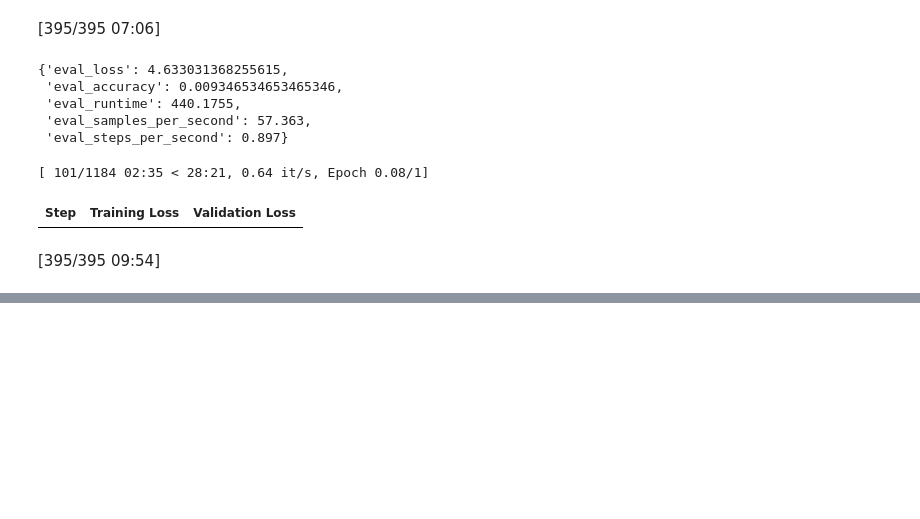
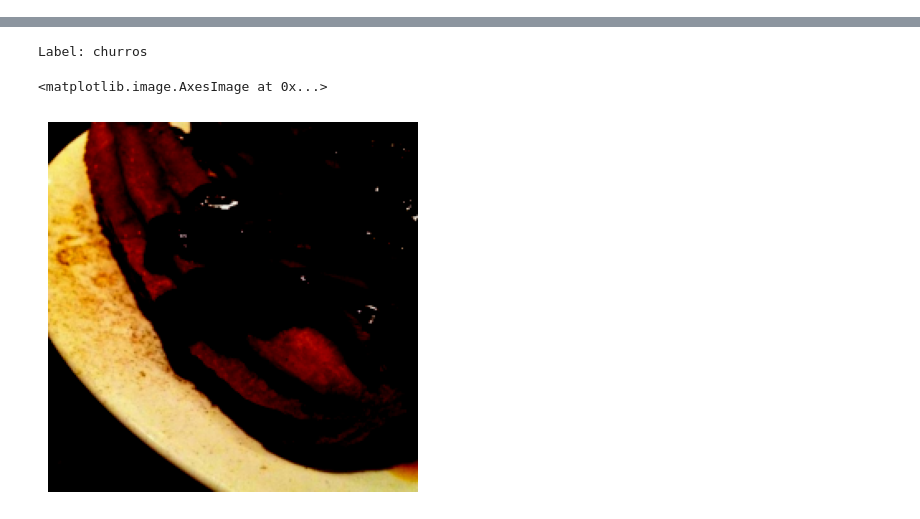
Before and after one commit to nico-usf/foodformer, a Jupyter notebook: train.ipynb, the cells around one changed output, grey strips where cells are left out. Drawn from its saved outputs; the diff is of its cells as text; code cells hidden in the pictures; blank space fills up the shorter version.

Commit message:
add notebook training script

```diff
--- a/train.ipynb
+++ b/train.ipynb
@@ -3,14 +8,20 @@
 # %%
 from functools import partial
 from torchvision.datasets import Food101
-from transformers import ViTFeatureExtractor
+from transformers import ViTImageProcessor
 
 model_name_or_path = 'google/vit-base-patch16-224-in21k'
-feature_extractor = ViTFeatureExtractor.from_pretrained(model_name_or_path)
+feature_extractor = ViTImageProcessor.from_pretrained(model_name_or_path)
 
 preprocessor = partial(feature_extractor, return_tensors='pt')
 
-train_ds = Food101(root="food101_dataset", split='train', transform=preprocessor, download=True)
-test_ds = Food101(root="food101_dataset", split='test', transform=preprocessor)
+train_ds = Food101(
+    root="food101_dataset", split='train', transform=preprocessor,
+    download=True
+)
+test_ds = Food101(
+    root="food101_dataset", split='test', transform=preprocessor,
+)
 
 labels = train_ds.classes
+print(f"Classes examples: {labels[:10]}")
@@ -76,24 +31,0 @@ trainer = Trainer(
-# %%
-trainer.evaluate()
-# %% [output]
-[395/395 07:06]
-{'eval_loss': 4.633031368255615,
- 'eval_accuracy': 0.009346534653465346,
- 'eval_runtime': 440.1755,
- 'eval_samples_per_second': 57.363,
- 'eval_steps_per_second': 0.897}
-# %%
-# For interactive debugging
-# !pip install -Uqq ipdb
-# import ipdb
-# %pdb on
-
-train_results = trainer.train()
-trainer.save_model()
-trainer.log_metrics("train", train_results.metrics)
-trainer.save_metrics("train", train_results.metrics)
-trainer.save_state()
-# %% [output]
-[ 101/1184 02:35 < 28:21, 0.64 it/s, Epoch 0.08/1]
-| Step | Training Loss | Validation Loss |
-[395/395 09:54]
@@ -101,0 +64,16 @@ trainer.evaluate()
+# %%
+import matplotlib.pyplot as plt
+import numpy as np
+
+sample = test_dataset[7]
+image = sample["pixel_values"].numpy()
+if image.shape[0] == 3:
+    # Convert image from "Channel first" to "Channel Last"
+    image = np.moveaxis(image, 0, -1)
+
+print(f"Label: {labels[sample['labels']]}")
+
+
+plt.axis("off")
+plt.imshow(image)
+# %% [output]
@@ -101,0 +81,3 @@ trainer.evaluate()
+Label: churros
+<matplotlib.image.AxesImage at 0x...>
+[figure, added]
```
Also changed, not shown: parts of 16 cells of this notebook.
